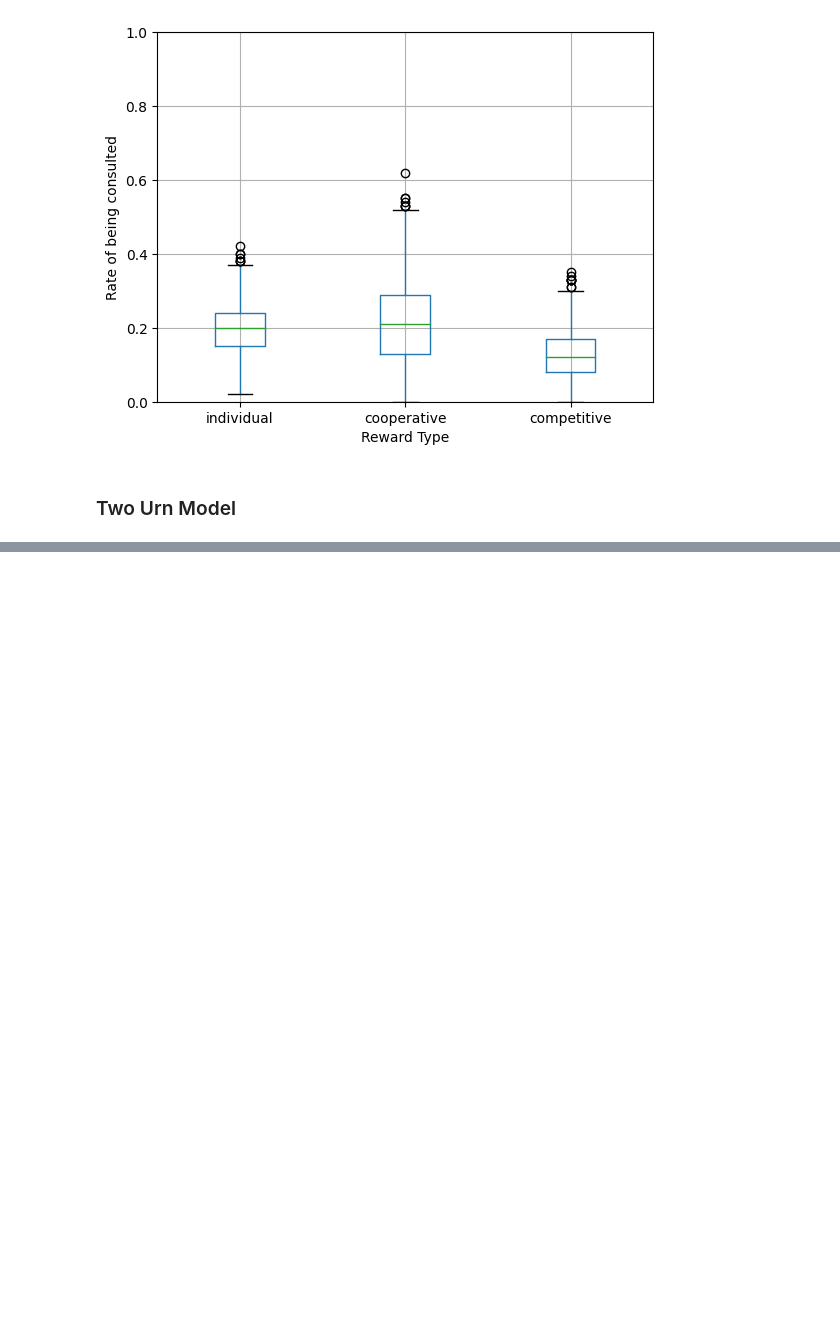
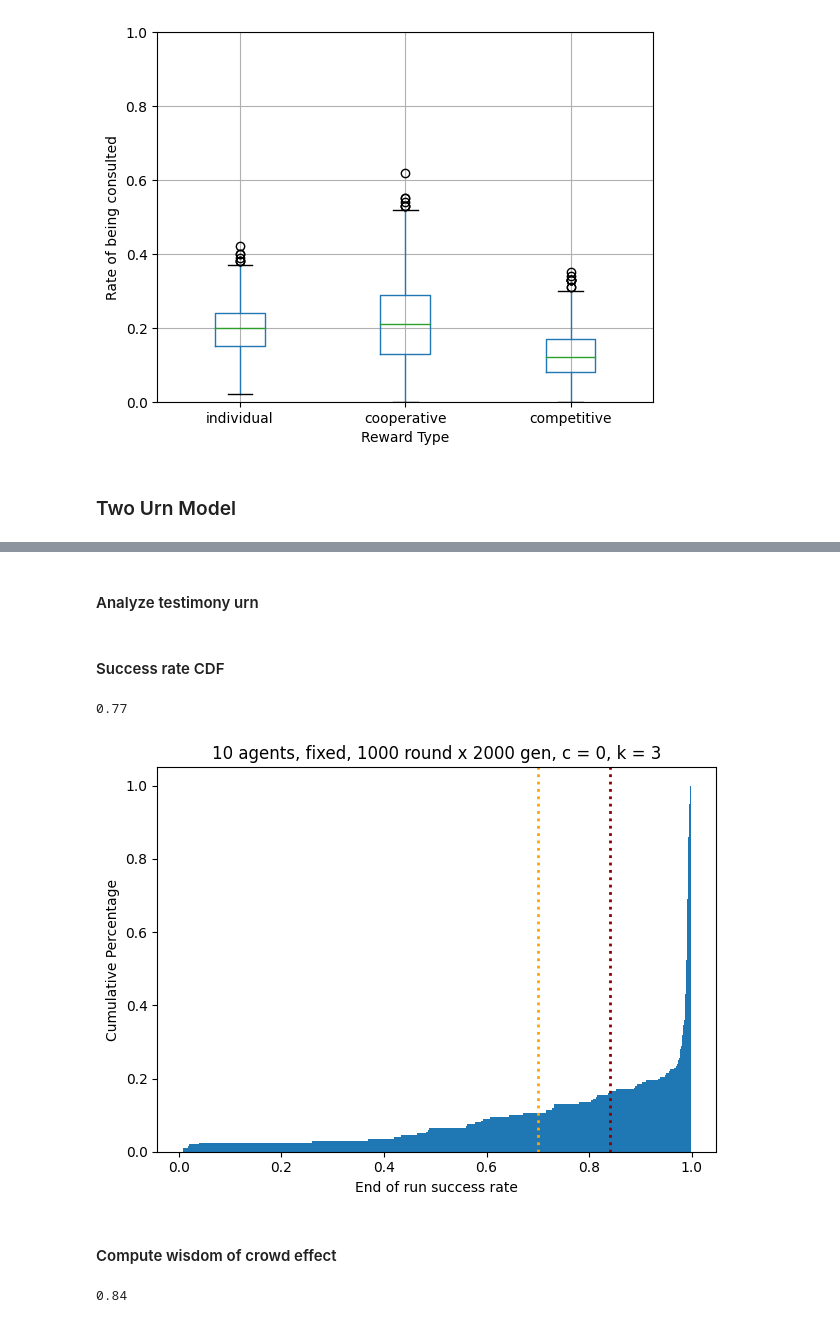
Before and after one commit to alicecwhuang/epistemic-altruism, a Jupyter notebook: data.ipynb, the cells around one changed output, grey strips where cells are left out. Saved outputs shown, nothing was run; the diff lists cells and outputs as text; code cells hidden in the pictures; blank space fills up the shorter version.

```diff
--- a/data.ipynb
+++ b/data.ipynb
@@ -496,0 +520,2 @@ Text(0.5, 1.0, '')
+# %% [markdown]
+#### Analyze testimony urn
@@ -496,0 +547,29 @@ Text(0.5, 1.0, '')
+# %% [markdown]
+#### Success rate CDF
+# %%
+subset = df[((((df['payoff']==3) & (df['cost']==0))
+     & (df['r_fixed']==True))
+    & (df['n']==10))
+    & (df['game'] == (1000, 2000))]
+print(len(subset[subset['mean_success'] > 0.97])/len(subset))
+subset['mean_success'].describe()
+
+subset['mean_success'].plot(kind='hist', bins=1000, density=True, cumulative=True)
+
+plt.axvline(x=0.84, color='darkred', linestyle=':', linewidth=2, label='x = 0.84')
+plt.axvline(x=0.70, color='orange', linestyle=':', linewidth=2, label='x = 0.70')
+
+plt.xlabel('End of run success rate')
+plt.ylabel('Cumulative Percentage')
+plt.title('10 agents, fixed, 1000 round x 2000 gen, c = 0, k = 3')
+plt.tight_layout()
+# plt.savefig("fig/success_cdf.png")
+# %% [output]
+0.77
+[figure, added]
+# %% [markdown]
+#### Compute wisdom of crowd effect
+# %%
+np.round(majority_vote([0.7] * 5), 2)
+# %% [output]
+0.84
```
Also changed, not shown: parts of 41 cells of this notebook, 2 other files.
